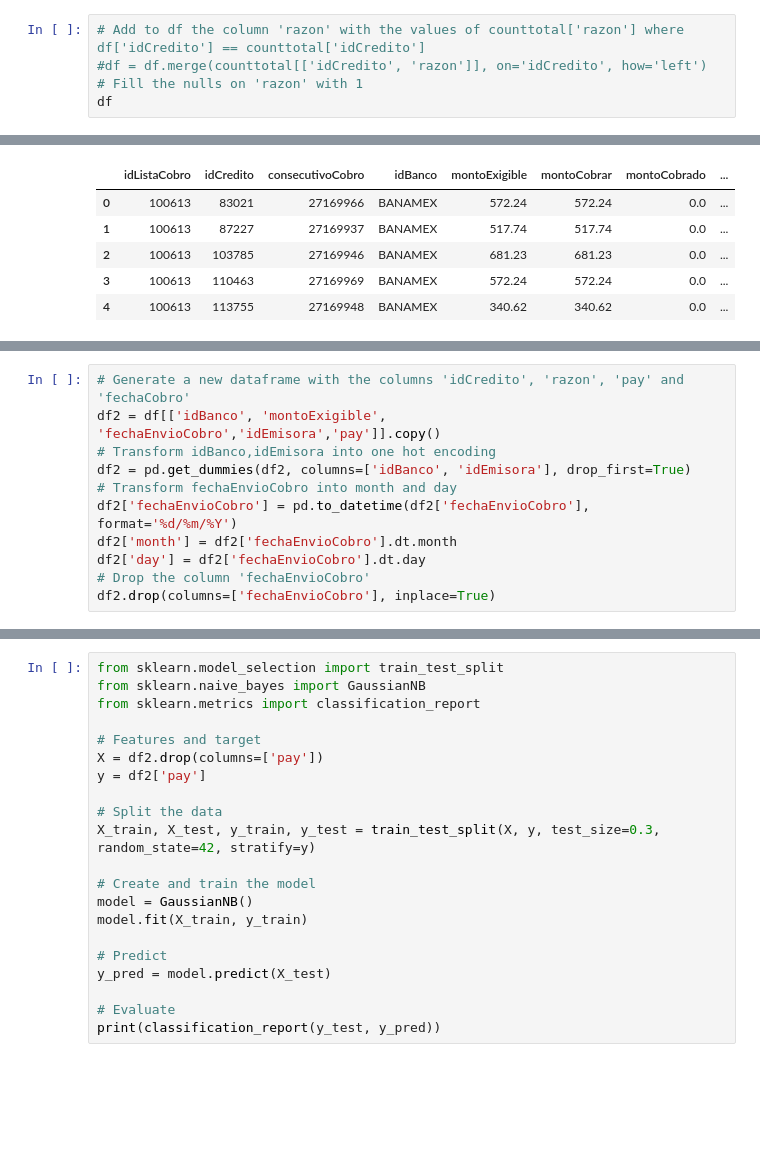
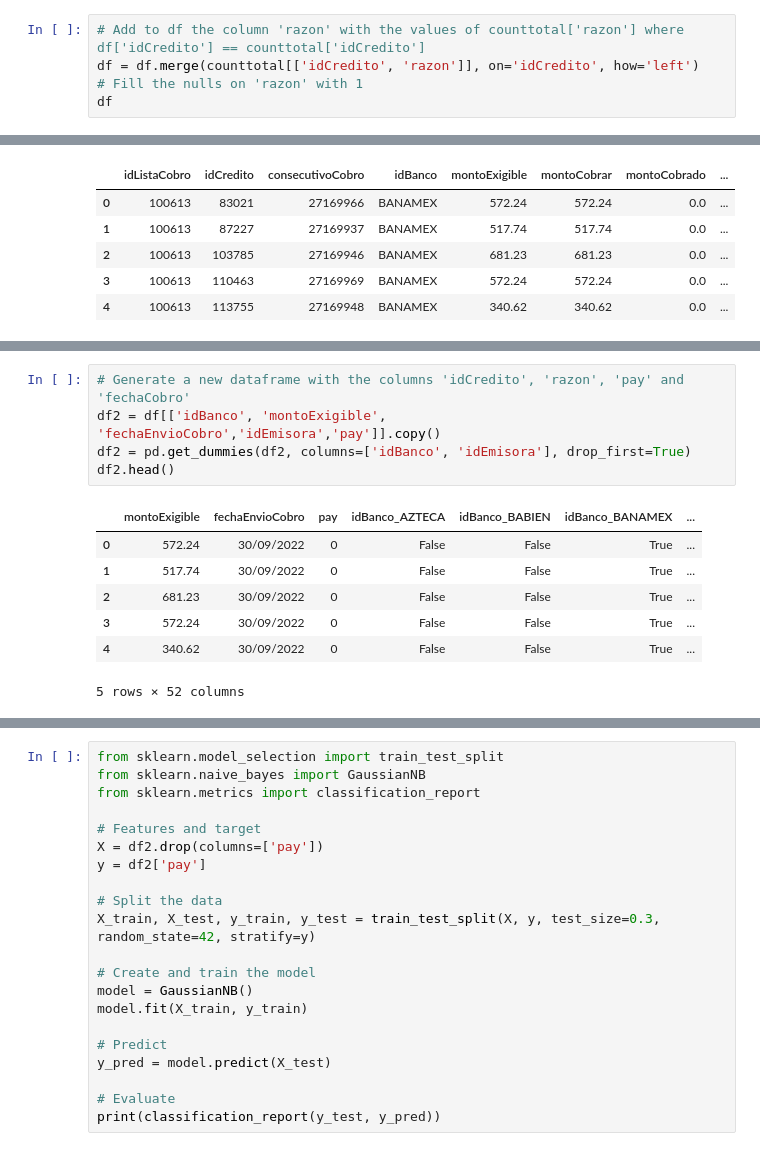
Before and after one commit to Azahramirez/databallers, a Jupyter notebook: notebooks/models.ipynb, the cells around one changed output, grey strips where cells are left out. Drawn from its saved outputs; the diff is of its cells as text; blank space fills up the shorter version.

```diff
--- a/notebooks/models.ipynb
+++ b/notebooks/models.ipynb
@@ -137,7 +137,7 @@ counttotal
 90191 rows × 3 columns
 # %%
 # Add to df the column 'razon' with the values of counttotal['razon'] where df['idCredito'] == counttotal['idCredito']
-#df = df.merge(counttotal[['idCredito', 'razon']], on='idCredito', how='left')
+df = df.merge(counttotal[['idCredito', 'razon']], on='idCredito', how='left')
 # Fill the nulls on 'razon' with 1
 df
 # %% [output]
@@ -214,11 +194,13 @@ Index(['montoExigible', 'pay', 'idBanco_AZTECA', 'idBanco_BABIEN',
 # %%
 # Generate a new dataframe with the columns 'idCredito', 'razon', 'pay' and 'fechaCobro'
 df2 = df[['idBanco', 'montoExigible', 'fechaEnvioCobro','idEmisora','pay']].copy()
-# Transform idBanco,idEmisora into one hot encoding
 df2 = pd.get_dummies(df2, columns=['idBanco', 'idEmisora'], drop_first=True)
-# Transform fechaEnvioCobro into month and day
-df2['fechaEnvioCobro'] = pd.to_datetime(df2['fechaEnvioCobro'], format='%d/%m/%Y')
-df2['month'] = df2['fechaEnvioCobro'].dt.month
-df2['day'] = df2['fechaEnvioCobro'].dt.day
-# Drop the column 'fechaEnvioCobro'
-df2.drop(columns=['fechaEnvioCobro'], inplace=True)
+df2.head()
+# %% [output]
+|  | montoExigible | fechaEnvioCobro | pay | idBanco_AZTECA | idBanco_BABIEN | idBanco_BANAMEX | ... |
+| 0 | 572.24 | 30/09/2022 | 0 | False | False | True | ... |
+| 1 | 517.74 | 30/09/2022 | 0 | False | False | True | ... |
+| 2 | 681.23 | 30/09/2022 | 0 | False | False | True | ... |
+| 3 | 572.24 | 30/09/2022 | 0 | False | False | True | ... |
+| 4 | 340.62 | 30/09/2022 | 0 | False | False | True | ... |
+5 rows × 52 columns
```
Also changed, not shown: parts of 9 cells of this notebook, 4 other files.
